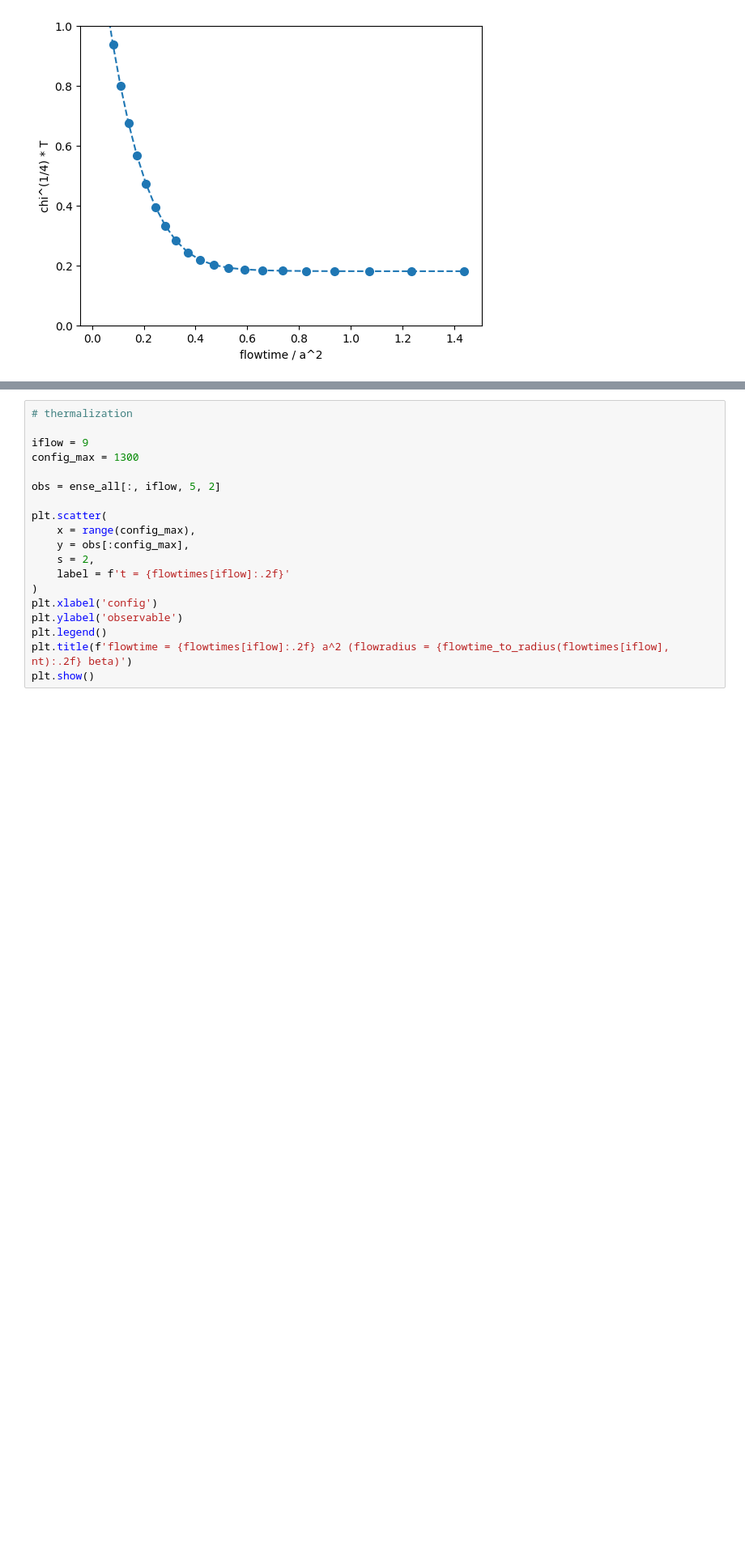
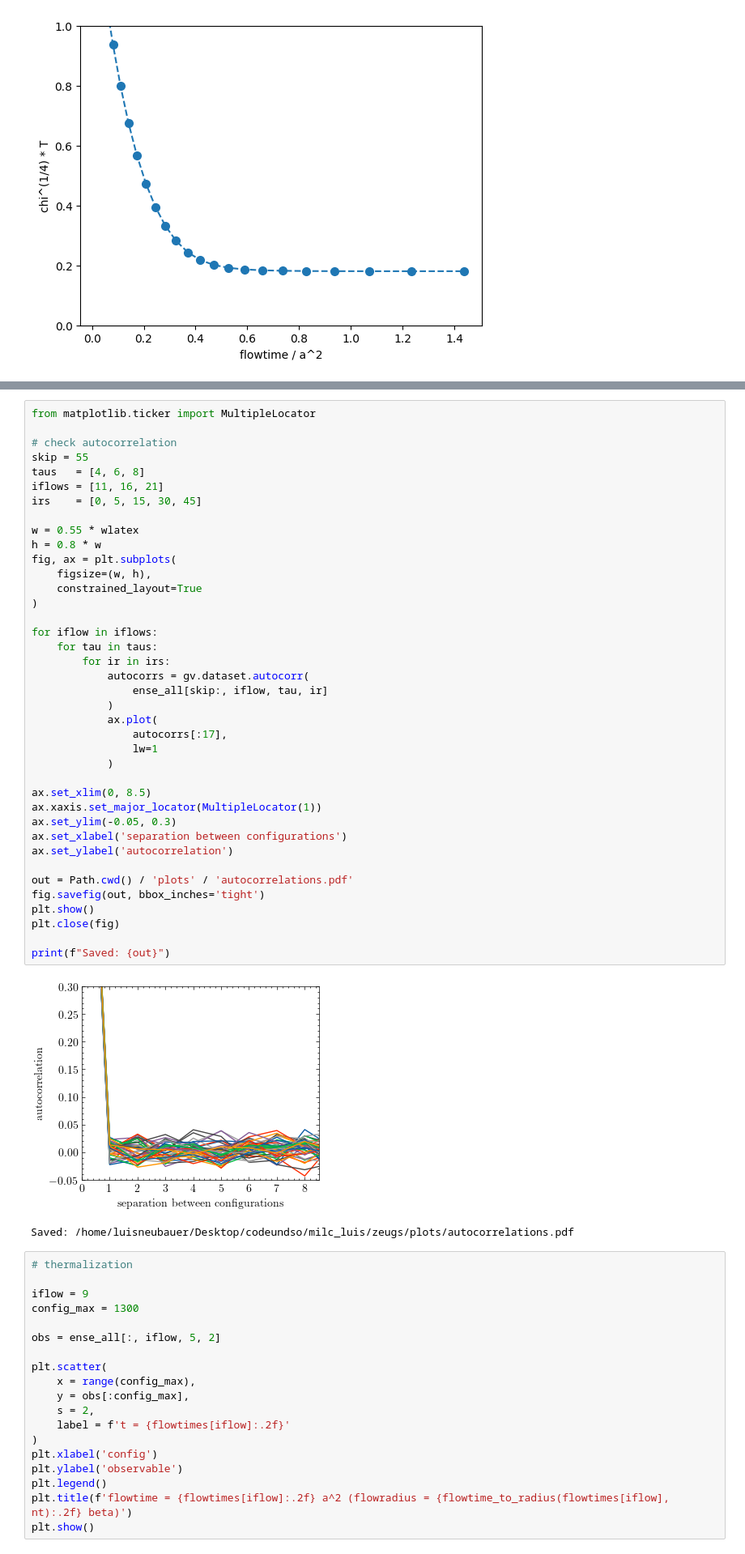
Before and after one commit to lsnbr/milc_luis, a Jupyter notebook: zeugs/ana_otherobs.ipynb, the cells around one changed output, grey strips where cells are left out. Shown at 81% size. Cells and saved outputs as stored; diff of their text form; blank space fills up the shorter version.

```diff
--- a/zeugs/ana_otherobs.ipynb
+++ b/zeugs/ana_otherobs.ipynb
@@ -101,3 +160,45 @@ plt.show()
+# %%
+from matplotlib.ticker import MultipleLocator
+
+# check autocorrelation
+skip = 55
+taus   = [4, 6, 8]
+iflows = [11, 16, 21]
+irs    = [0, 5, 15, 30, 45]
+
+w = 0.55 * wlatex
+h = 0.8 * w
+fig, ax = plt.subplots(
+    figsize=(w, h),
+    constrained_layout=True
+)
+
+for iflow in iflows:
+    for tau in taus:
+        for ir in irs:
+            autocorrs = gv.dataset.autocorr(
+                ense_all[skip:, iflow, tau, ir]
+            )
+            ax.plot(
+                autocorrs[:17],
+                lw=1
+            )
+
+ax.set_xlim(0, 8.5)
+ax.xaxis.set_major_locator(MultipleLocator(1))
+ax.set_ylim(-0.05, 0.3)
+ax.set_xlabel('separation between configurations')
+ax.set_ylabel('autocorrelation')
+
+out = Path.cwd() / 'plots' / 'autocorrelations.pdf'
+fig.savefig(out, bbox_inches='tight')
+plt.show()
+plt.close(fig)
+
+print(f"Saved: {out}")
+# %% [output]
+[figure, added]
+Saved: /home/luisneubauer/Desktop/codeundso/milc_luis/zeugs/plots/autocorrelations.pdf
 # %%
 # thermalization
 
```
Also changed, not shown: parts of 1 cell of this notebook, 14 other files.
